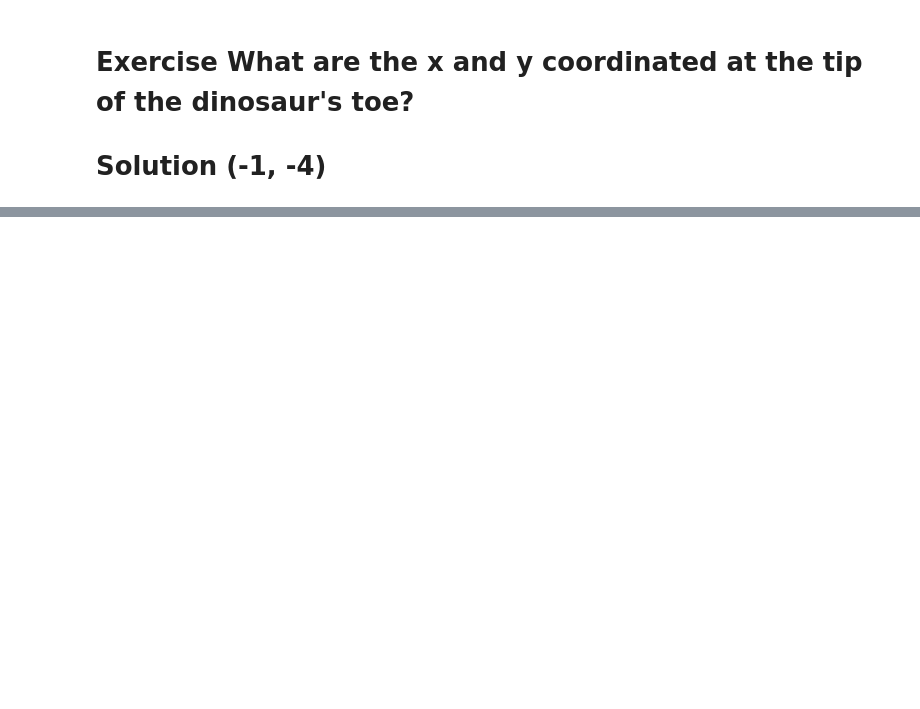
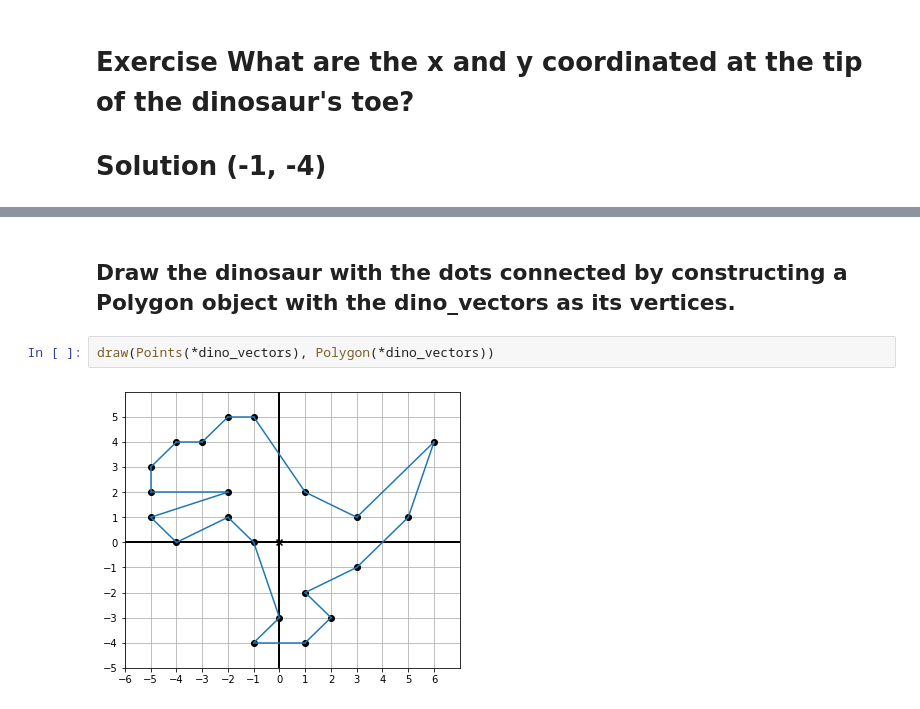
Before and after one commit to sergiovasquez122/Mathematics-for-programmers, a Jupyter notebook: Chapter_2_vectors.ipynb, the cells around one changed output, grey strips where cells are left out. Cells and saved outputs as stored; diff of their text form; blank space fills up the shorter version.

```diff
--- a/Chapter_2_vectors.ipynb
+++ b/Chapter_2_vectors.ipynb
@@ -15,0 +36,6 @@ draw(Points(*dino_vectors))
+# %% [markdown]
+## Draw the dinosaur with the dots connected by constructing a Polygon object with the dino_vectors as its vertices.
+# %%
+draw(Points(*dino_vectors), Polygon(*dino_vectors))
+# %% [output]
+[figure, added]
```
Also changed, not shown: parts of 8 cells of this notebook.
